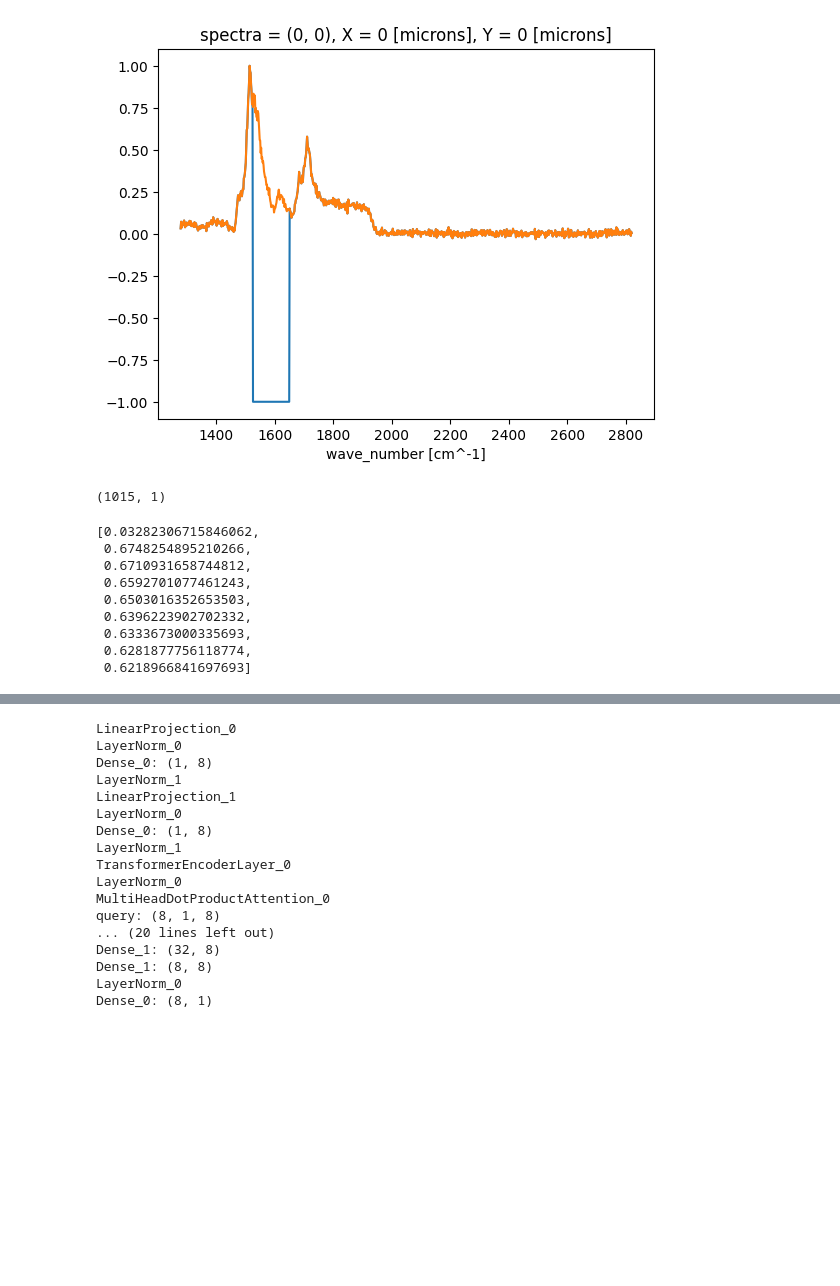
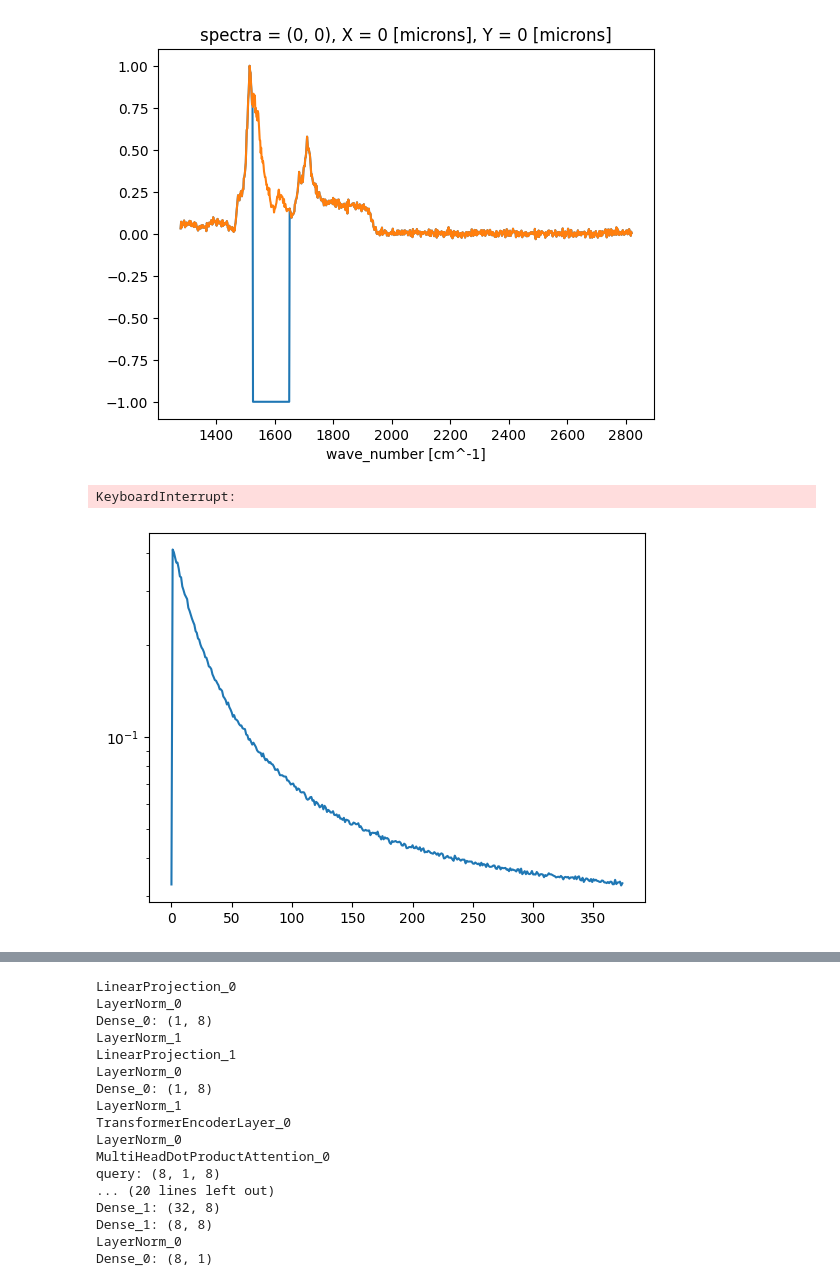
Before and after one commit to pietronvll/spectraformer, a Jupyter notebook: spectraformer/_devnb.ipynb, the cells around one changed output, grey strips where cells are left out. Drawn from its saved outputs; the diff is of its cells as text; code cells hidden in the pictures; blank space fills up the shorter version.

```diff
--- a/spectraformer/_devnb.ipynb
+++ b/spectraformer/_devnb.ipynb
@@ -59,8 +59,20 @@ class FFBlock(nn.Module):
     def __call__(self, x, training: bool):
         x = nn.Dense(4*self.embedding_dim)(x)
         x = nn.relu(x)
+        x = nn.Dropout(self.dropout_rate, deterministic = not training)(x)
         x = nn.Dense(self.embedding_dim)(x)
-        x = nn.Dropout(self.dropout_rate, deterministic = not training)(x)
+        return x
+
+class MLP(nn.Module):
+    """Multi-layer perceptron"""
+    embedding_dim: int
+    num_layers: int
+    dropout_rate: float
+
+    @nn.compact
+    def __call__(self, x, training: bool):
+        for _ in range(self.num_layers):
+            x = FFBlock(self.embedding_dim, self.dropout_rate)(x, training = training)
         return x
 
 class TransformerEncoderLayer(nn.Module):
@@ -123,7 +135,7 @@ def train_step(state: TrainState, batch, dropout_key):
   state = state.apply_gradients(grads=grads)
   return state, loss
 # %%
-model = SpectraFormer(embedding_dim = 8, num_heads = 1, num_layers = 2)
+model = SpectraFormer(embedding_dim = 32, num_heads = 4, num_layers = 4)
 root_key = jax.random.key(seed=0)
 main_key, params_key, dropout_key = jax.random.split(key=root_key, num=3)
 
@@ -131,34 +143,27 @@ dummy_batch = next(batch_sampler(filtered_ds, masked_ds))
 variables = model.init(params_key, dummy_batch['masked_spectra'][0], dummy_batch['wave_number'][0], training = False)
 params = variables['params']
 
-
 state = TrainState.create(
   apply_fn=jax.jit(model.apply, static_argnames='training'),
   params=params,
   key=dropout_key,
   tx=optax.adam(1e-4)
 )
+
+from tqdm import tqdm
+n_epochs = 100
+train_loss = []
-# %%
-dummy_batch['wave_number'].shape
-# %% [output]
-(1015, 1)
 # %%
-n_epochs = 3
-train_loss = []
-for epoch in range(n_epochs):
-    train_iter = batch_sampler(filtered_ds, masked_ds, batch_size = 256, shuffle = True, drop_last = True, rng_seed = epoch)
+for epoch in tqdm(range(n_epochs)):
+    train_iter = batch_sampler(filtered_ds, masked_ds, batch_size = 16, shuffle = True, drop_last = True, rng_seed = epoch)
     for batch in train_iter:
         state, _loss = train_step(state, batch, dropout_key)
         train_loss.append(_loss.item())
+# %% [output]
+KeyboardInterrupt:
-# %%
-train_loss
-# %% [output]
-[0.03282306715846062,
- 0.6748254895210266,
- 0.6710931658744812,
- 0.6592701077461243,
- 0.6503016352653503,
- 0.6396223902702332,
- 0.6333673000335693,
- 0.6281877756118774,
- 0.6218966841697693]
+# %%
+import matplotlib.pyplot as plt
+plt.plot(train_loss)
+plt.yscale('log')
+# %% [output]
+[figure, added]
```
Also changed, not shown: parts of 4 cells of this notebook, 1 other file.
